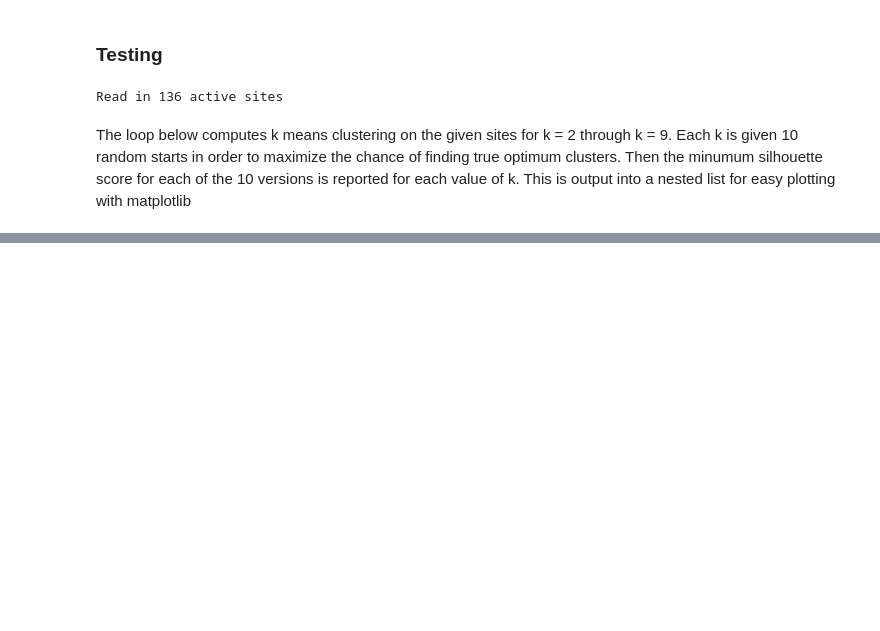
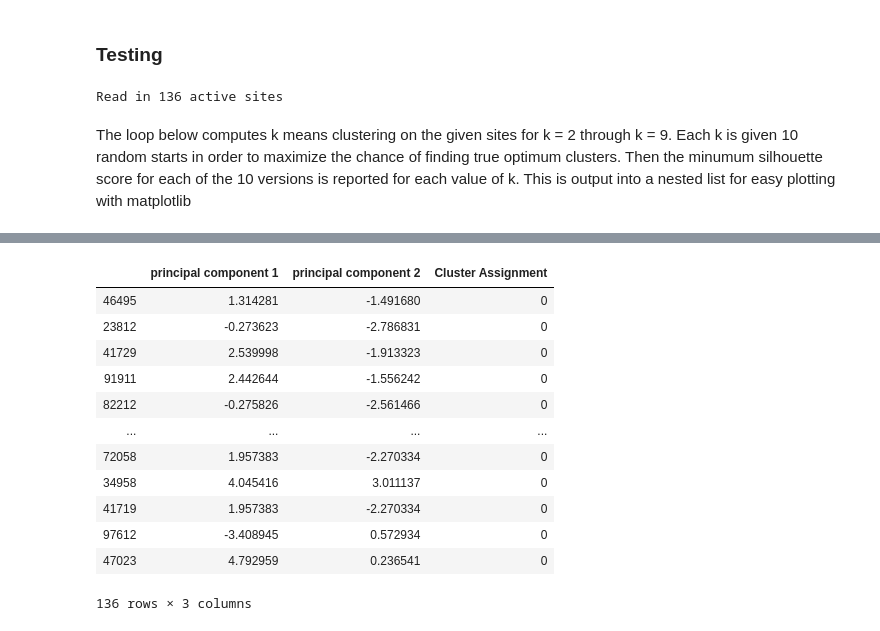
Before and after one commit to egilbertson-ucsf/algHW2, a Jupyter notebook: K_means_testing.ipynb, the cells around one changed output, grey strips where cells are left out. Saved outputs shown, nothing was run; the diff lists cells and outputs as text; code cells hidden in the pictures; blank space fills up the shorter version.

```diff
--- a/K_means_testing.ipynb
+++ b/K_means_testing.ipynb
@@ -37,0 +100,16 @@ Text(0, 0.5, 'Silhouette Score (Euclidean Distance)')
+# %%
+finalDf
+# %% [output]
+|  | principal component 1 | principal component 2 | Cluster Assignment |
+| 46495 | 1.314281 | -1.491680 | 0 |
+| 23812 | -0.273623 | -2.786831 | 0 |
+| 41729 | 2.539998 | -1.913323 | 0 |
+| 91911 | 2.442644 | -1.556242 | 0 |
+| 82212 | -0.275826 | -2.561466 | 0 |
+| ... | ... | ... | ... |
+| 72058 | 1.957383 | -2.270334 | 0 |
+| 34958 | 4.045416 | 3.011137 | 0 |
+| 41719 | 1.957383 | -2.270334 | 0 |
+| 97612 | -3.408945 | 0.572934 | 0 |
+| 47023 | 4.792959 | 0.236541 | 0 |
+136 rows × 3 columns
```
Also changed, not shown: parts of 25 cells of this notebook, 5 other files.
